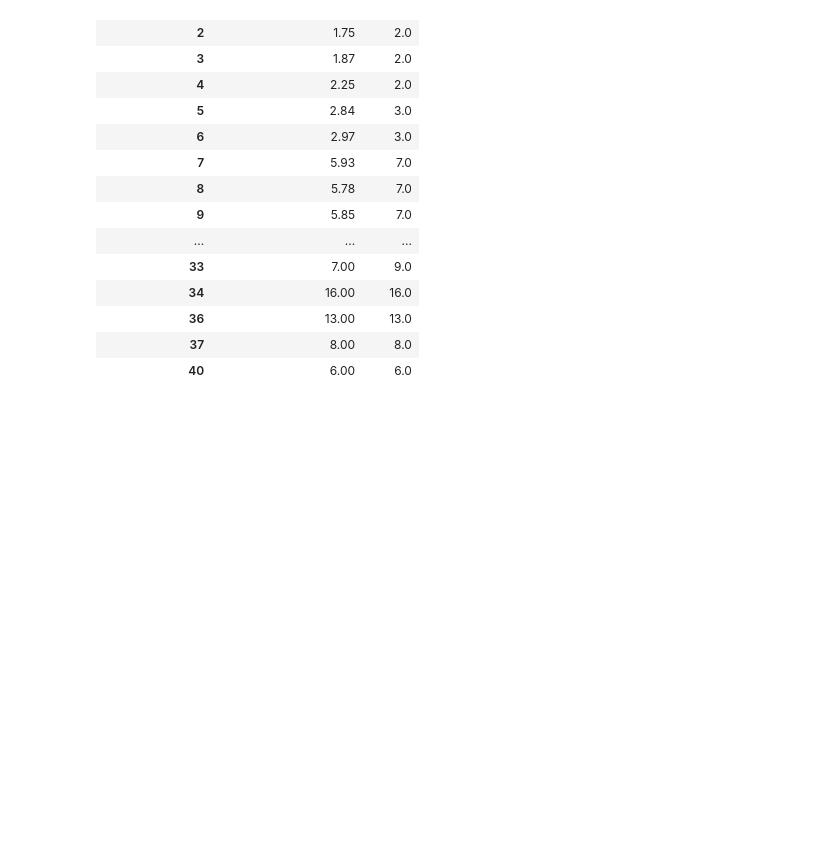
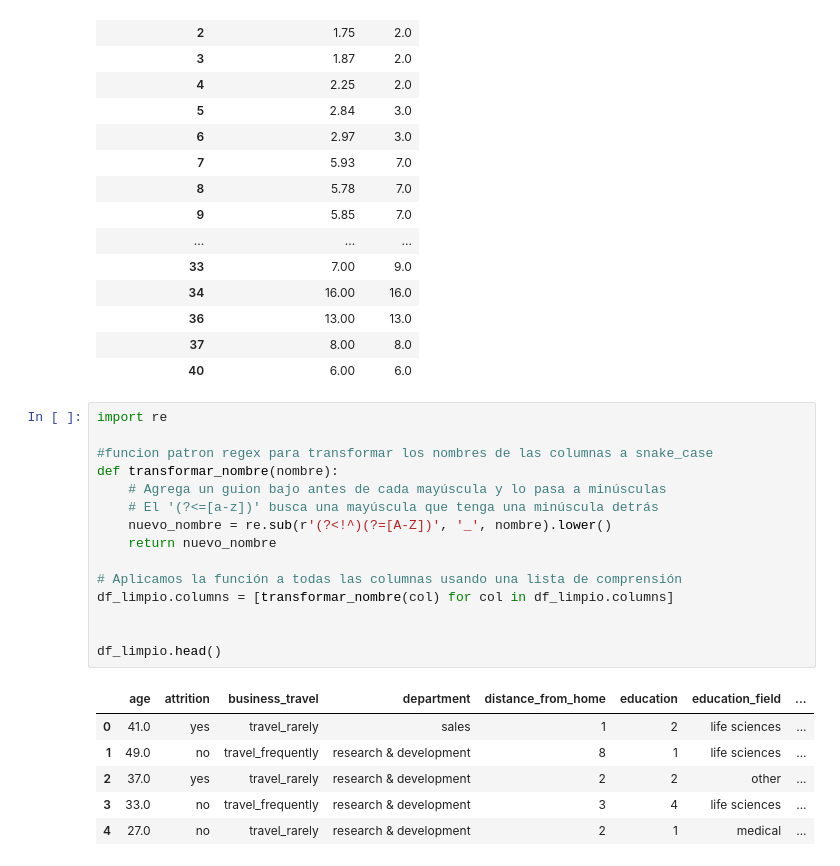
Before and after one commit to Lumo88/project-da-promo-65-modulo-3-team-1, a Jupyter notebook: Proyecto_Organizacion.ipynb, the cells around one changed output. Saved outputs shown, nothing was run; the diff lists cells and outputs as text; blank space fills up the shorter version.

Commit message:
Versión con columnas con _

```diff
--- a/Proyecto_Organizacion.ipynb
+++ b/Proyecto_Organizacion.ipynb
@@ -702,3 +702,25 @@ round(df_limpio.groupby("YearsAtCompany")[["YearsWithCurrManager"]].agg(["mean",
 | 36 | 13.00 | 13.0 |
 | 37 | 8.00 | 8.0 |
 | 40 | 6.00 | 6.0 |
+# %%
+import re
+
+#funcion patron regex para transformar los nombres de las columnas a snake_case
+def transformar_nombre(nombre):
+    # Agrega un guion bajo antes de cada mayúscula y lo pasa a minúsculas
+    # El '(?<=[a-z])' busca una mayúscula que tenga una minúscula detrás
+    nuevo_nombre = re.sub(r'(?<!^)(?=[A-Z])', '_', nombre).lower()
+    return nuevo_nombre
+
+# Aplicamos la función a todas las columnas usando una lista de comprensión
+df_limpio.columns = [transformar_nombre(col) for col in df_limpio.columns]
+
+
+df_limpio.head()
+# %% [output]
+|  | age | attrition | business_travel | department | distance_from_home | education | education_field | ... |
+| 0 | 41.0 | yes | travel_rarely | sales | 1 | 2 | life sciences | ... |
+| 1 | 49.0 | no | travel_frequently | research & development | 8 | 1 | life sciences | ... |
+| 2 | 37.0 | yes | travel_rarely | research & development | 2 | 2 | other | ... |
+| 3 | 33.0 | no | travel_frequently | research & development | 3 | 4 | life sciences | ... |
+| 4 | 27.0 | no | travel_rarely | research & development | 2 | 1 | medical | ... |
```
Also changed, not shown: parts of 6 cells of this notebook.
